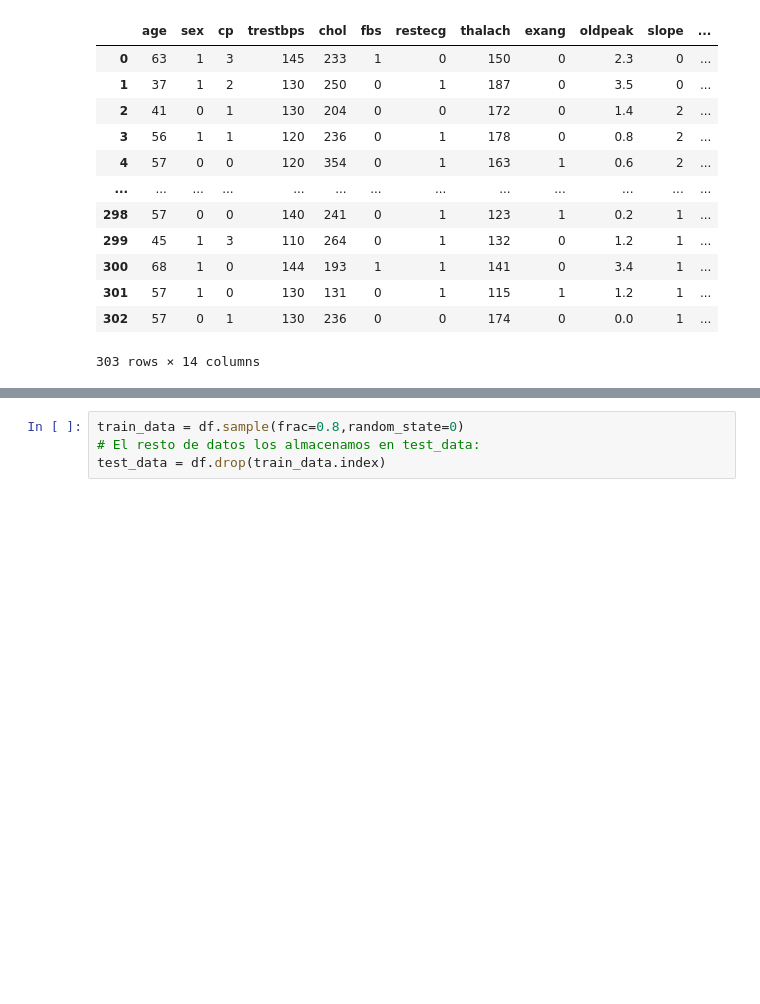
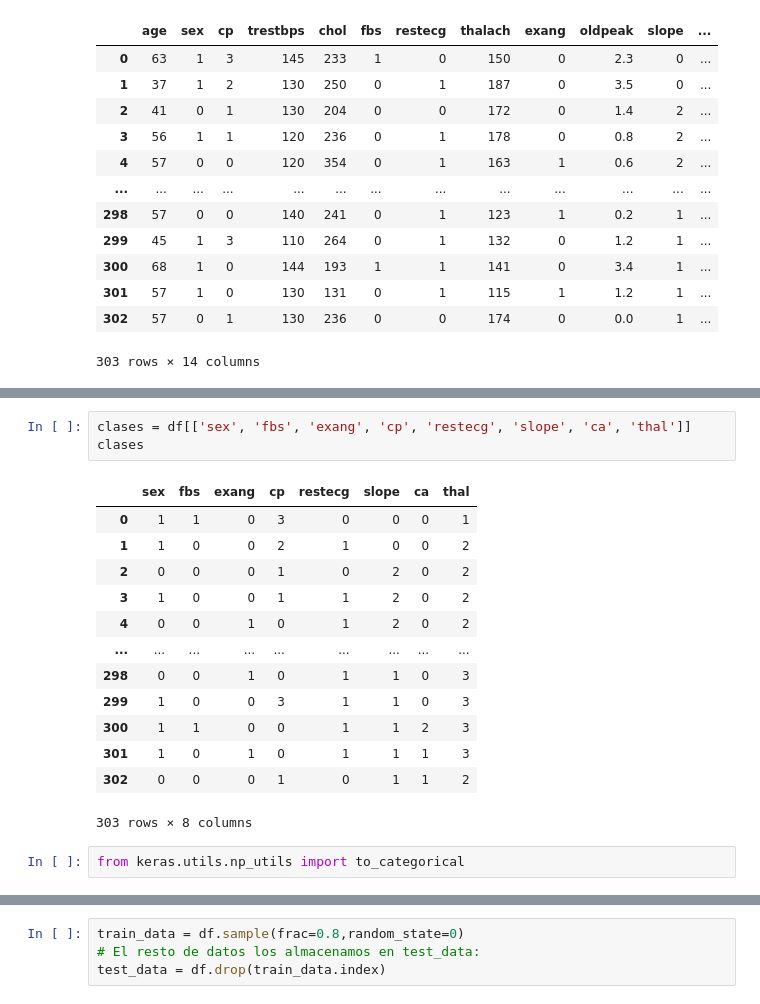
Before and after one commit to anamunoz01/PROYECTO-INTEGRADOR-III, a Jupyter notebook: ClasBinaria.ipynb, the cells around one changed output, grey strips where cells are left out. Saved outputs shown, nothing was run; the diff lists cells and outputs as text; blank space fills up the shorter version.

```diff
--- a/ClasBinaria.ipynb
+++ b/ClasBinaria.ipynb
@@ -66,0 +157,19 @@ df
+# %%
+clases = df[['sex', 'fbs', 'exang', 'cp', 'restecg', 'slope', 'ca', 'thal']]
+clases
+# %% [output]
+|  | sex | fbs | exang | cp | restecg | slope | ca | thal |
+| 0 | 1 | 1 | 0 | 3 | 0 | 0 | 0 | 1 |
+| 1 | 1 | 0 | 0 | 2 | 1 | 0 | 0 | 2 |
+| 2 | 0 | 0 | 0 | 1 | 0 | 2 | 0 | 2 |
+| 3 | 1 | 0 | 0 | 1 | 1 | 2 | 0 | 2 |
+| 4 | 0 | 0 | 1 | 0 | 1 | 2 | 0 | 2 |
+| ... | ... | ... | ... | ... | ... | ... | ... | ... |
+| 298 | 0 | 0 | 1 | 0 | 1 | 1 | 0 | 3 |
+| 299 | 1 | 0 | 0 | 3 | 1 | 1 | 0 | 3 |
+| 300 | 1 | 1 | 0 | 0 | 1 | 1 | 2 | 3 |
+| 301 | 1 | 0 | 1 | 0 | 1 | 1 | 1 | 3 |
+| 302 | 0 | 0 | 0 | 1 | 0 | 1 | 1 | 2 |
+303 rows × 8 columns
+# %%
+from keras.utils.np_utils import to_categorical
```
Also changed, not shown: parts of 13 cells of this notebook.
